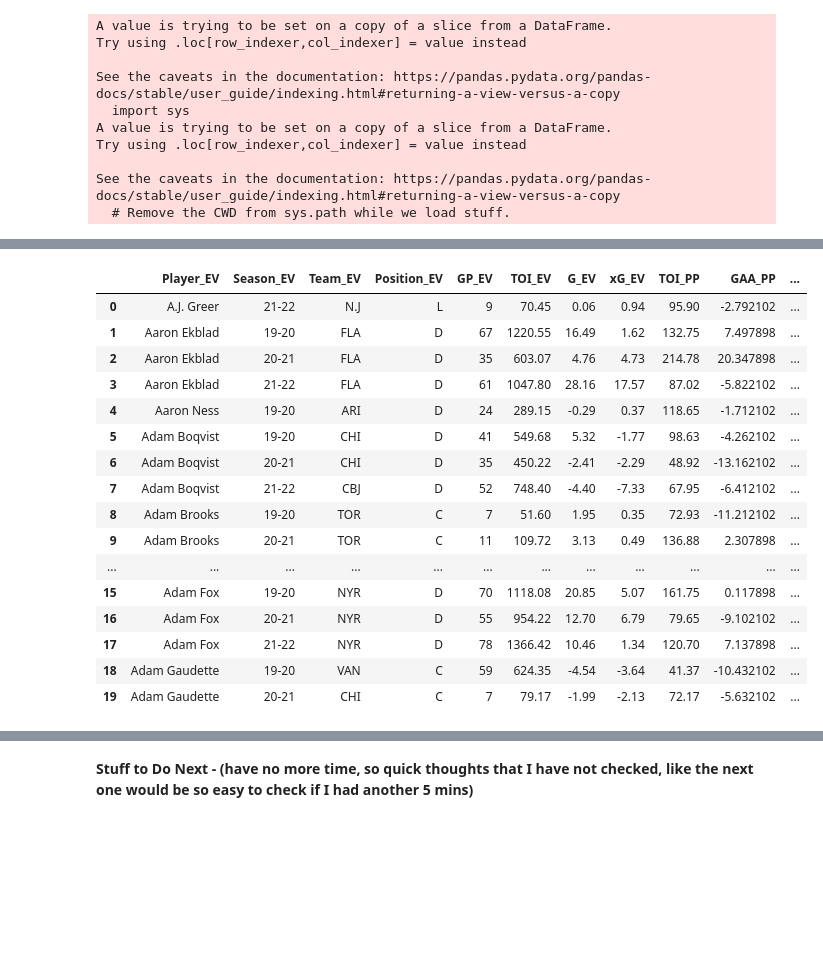
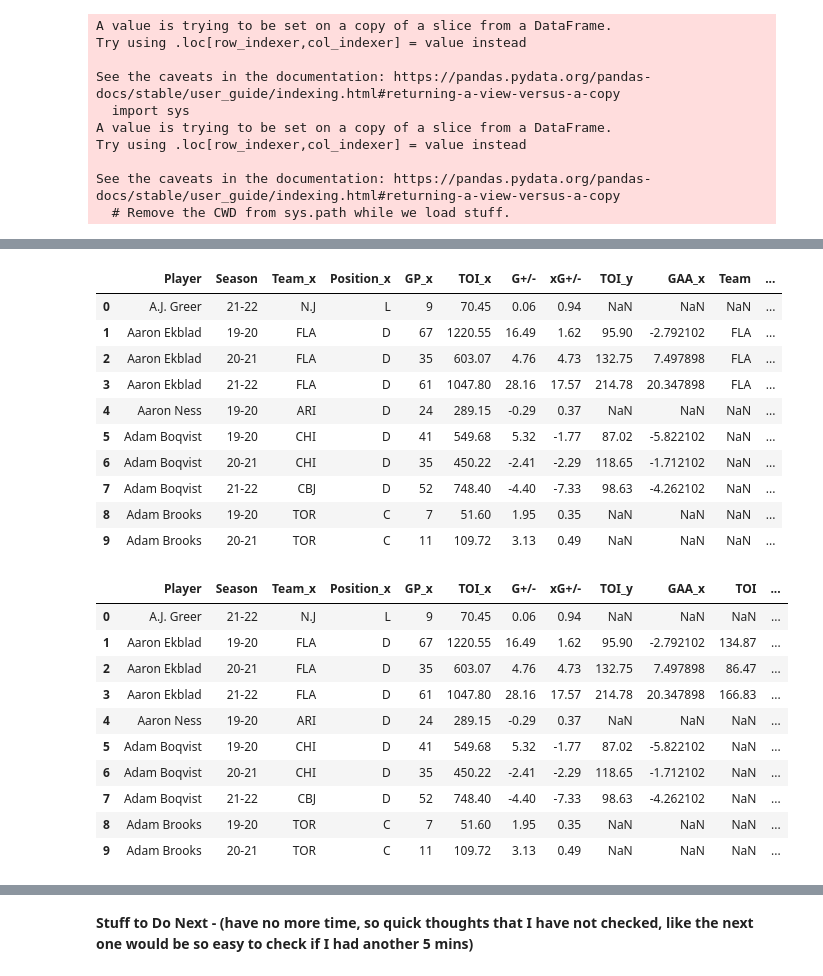
Before and after one commit to danmartin25/Hockey_Model, a Jupyter notebook: Hockey_Model_Mark_I.ipynb, the cells around one changed output, grey strips where cells are left out. Saved outputs shown, nothing was run; the diff lists cells and outputs as text; code cells hidden in the pictures; blank space fills up the shorter version.

```diff
--- a/Hockey_Model_Mark_I.ipynb
+++ b/Hockey_Model_Mark_I.ipynb
@@ -71,5 +99,5 @@ skater_PP_totals = skater_PP_totals.drop(columns = ['GF%','xGF%','GF','GA','xGF'
 # %%
-skater_PP_totals = skater_PP_totals.rename(columns = {'Season':'Season_PP','Team':'Team_PP','Position':'Position_PP','GP':'GP_PP','TOI':'TOI_PP','GAA':'GAA_PP'})
+#skater_PP_totals = skater_PP_totals.rename(columns = {'Season':'Season_PP','Team':'Team_PP','Position':'Position_PP','GP':'GP_PP','TOI':'TOI_PP','GAA':'GAA_PP'})
 #skater_PP_totals
 # %%
 #Import SH On-Ice Totals Data
@@ -102,5 +144,5 @@ skater_SH_totals = skater_SH_totals.drop(columns = ['xGF%','xGF','xGA','xG+/-','
 # %%
-skater_SH_totals = skater_SH_totals.rename(columns = {'Season':'Season_SH','Team':'Team_SH','Position':'Position_SH','GP':'GP_SH','TOI':'TOI_SH','GAA':'GAA_SH'})
+#skater_SH_totals = skater_SH_totals.rename(columns = {'Season':'Season_SH','Team':'Team_SH','Position':'Position_SH','GP':'GP_SH','TOI':'TOI_SH','GAA':'GAA_SH'})
 #skater_SH_totals
 # %%
 #Import Player Box Stats
@@ -192,0 +209,4 @@ combined_player_df.head(20)
+# %%
+#Combine skater EV and PP stats
+combined_player_df = pd.merge(skater_EV_totals, skater_PP_totals, how="outer", on=['Player','Season'])
+combined_player_df.head(20)
@@ -193,4 +231,4 @@ combined_player_df.head(20)
 # %%
-skater_EV_PP = combined_player_df.drop(columns = ['Player_PP','Season_PP','Team_PP','Position_PP','GP_PP'])
+skater_EV_PP = combined_player_df.drop(columns = ['Team_y','Position_y','GP_y'])
 skater_EV_PP
 # %% [output]
@@ -210,31 +248,37 @@ skater_EV_PP
 # %%
 #Merge EV,PP,SH tables together
-#full_player_totals = pd.merge(skater_EV_PP, skater_SH_totals, how="left", on=["Player_EV", "Player_SH"])
-#full_player_totals.head(10)
+full_player_totals = pd.merge(skater_EV_PP, skater_SH_totals, how="left", on=["Player", "Season"])
+full_player_totals.head(10)
 
-full_player_totals = pd.concat([skater_EV_PP,skater_SH_totals], axis='columns')
-full_player_totals.head(20)
+#full_player_totals = pd.concat([skater_EV_PP,skater_SH_totals], axis='columns')
+#full_player_totals.head(20)
 # %% [output]
-|  | Player_EV | Season_EV | Team_EV | Position_EV | GP_EV | TOI_EV | G_EV | xG_EV | TOI_PP | GAA_PP | ... |
-| 0 | A.J. Greer | 21-22 | N.J | L | 9 | 70.45 | 0.06 | 0.94 | 95.90 | -2.792102 | ... |
-| 1 | Aaron Ekblad | 19-20 | FLA | D | 67 | 1220.55 | 16.49 | 1.62 | 132.75 | 7.497898 | ... |
-| 2 | Aaron Ekblad | 20-21 | FLA | D | 35 | 603.07 | 4.76 | 4.73 | 214.78 | 20.347898 | ... |
-| 3 | Aaron Ekblad | 21-22 | FLA | D | 61 | 1047.80 | 28.16 | 17.57 | 87.02 | -5.822102 | ... |
-| 4 | Aaron Ness | 19-20 | ARI | D | 24 | 289.15 | -0.29 | 0.37 | 118.65 | -1.712102 | ... |
-| 5 | Adam Boqvist | 19-20 | CHI | D | 41 | 549.68 | 5.32 | -1.77 | 98.63 | -4.262102 | ... |
-| 6 | Adam Boqvist | 20-21 | CHI | D | 35 | 450.22 | -2.41 | -2.29 | 48.92 | -13.162102 | ... |
-| 7 | Adam Boqvist | 21-22 | CBJ | D | 52 | 748.40 | -4.40 | -7.33 | 67.95 | -6.412102 | ... |
-| 8 | Adam Brooks | 19-20 | TOR | C | 7 | 51.60 | 1.95 | 0.35 | 72.93 | -11.212102 | ... |
-| 9 | Adam Brooks | 20-21 | TOR | C | 11 | 109.72 | 3.13 | 0.49 | 136.88 | 2.307898 | ... |
-| ... | ... | ... | ... | ... | ... | ... | ... | ... | ... | ... | ... |
-| 15 | Adam Fox | 19-20 | NYR | D | 70 | 1118.08 | 20.85 | 5.07 | 161.75 | 0.117898 | ... |
-| 16 | Adam Fox | 20-21 | NYR | D | 55 | 954.22 | 12.70 | 6.79 | 79.65 | -9.102102 | ... |
-| 17 | Adam Fox | 21-22 | NYR | D | 78 | 1366.42 | 10.46 | 1.34 | 120.70 | 7.137898 | ... |
-| 18 | Adam Gaudette | 19-20 | VAN | C | 59 | 624.35 | -4.54 | -3.64 | 41.37 | -10.432102 | ... |
-| 19 | Adam Gaudette | 20-21 | CHI | C | 7 | 79.17 | -1.99 | -2.13 | 72.17 | -5.632102 | ... |
+|  | Player | Season | Team_x | Position_x | GP_x | TOI_x | G+/- | xG+/- | TOI_y | GAA_x | Team | ... |
+| 0 | A.J. Greer | 21-22 | N.J | L | 9 | 70.45 | 0.06 | 0.94 | NaN | NaN | NaN | ... |
+| 1 | Aaron Ekblad | 19-20 | FLA | D | 67 | 1220.55 | 16.49 | 1.62 | 95.90 | -2.792102 | FLA | ... |
+| 2 | Aaron Ekblad | 20-21 | FLA | D | 35 | 603.07 | 4.76 | 4.73 | 132.75 | 7.497898 | FLA | ... |
+| 3 | Aaron Ekblad | 21-22 | FLA | D | 61 | 1047.80 | 28.16 | 17.57 | 214.78 | 20.347898 | FLA | ... |
+| 4 | Aaron Ness | 19-20 | ARI | D | 24 | 289.15 | -0.29 | 0.37 | NaN | NaN | NaN | ... |
+| 5 | Adam Boqvist | 19-20 | CHI | D | 41 | 549.68 | 5.32 | -1.77 | 87.02 | -5.822102 | NaN | ... |
+| 6 | Adam Boqvist | 20-21 | CHI | D | 35 | 450.22 | -2.41 | -2.29 | 118.65 | -1.712102 | NaN | ... |
+| 7 | Adam Boqvist | 21-22 | CBJ | D | 52 | 748.40 | -4.40 | -7.33 | 98.63 | -4.262102 | NaN | ... |
+| 8 | Adam Brooks | 19-20 | TOR | C | 7 | 51.60 | 1.95 | 0.35 | NaN | NaN | NaN | ... |
+| 9 | Adam Brooks | 20-21 | TOR | C | 11 | 109.72 | 3.13 | 0.49 | NaN | NaN | NaN | ... |
 # %%
 #Clean up data
-full_player_totals = full_player_totals.drop(columns = ['Player_SH','Season_SH','Team_SH','Position_SH','GP_SH','GF%','GF','GA','G+/-'])
-#full_player_totals.head(10)
+full_player_totals = full_player_totals.drop(columns = ['Team','Position','GP'])
+full_player_totals.head(10)
+# %% [output]
+|  | Player | Season | Team_x | Position_x | GP_x | TOI_x | G+/- | xG+/- | TOI_y | GAA_x | TOI | ... |
+| 0 | A.J. Greer | 21-22 | N.J | L | 9 | 70.45 | 0.06 | 0.94 | NaN | NaN | NaN | ... |
+| 1 | Aaron Ekblad | 19-20 | FLA | D | 67 | 1220.55 | 16.49 | 1.62 | 95.90 | -2.792102 | 134.87 | ... |
+| 2 | Aaron Ekblad | 20-21 | FLA | D | 35 | 603.07 | 4.76 | 4.73 | 132.75 | 7.497898 | 86.47 | ... |
+| 3 | Aaron Ekblad | 21-22 | FLA | D | 61 | 1047.80 | 28.16 | 17.57 | 214.78 | 20.347898 | 166.83 | ... |
+| 4 | Aaron Ness | 19-20 | ARI | D | 24 | 289.15 | -0.29 | 0.37 | NaN | NaN | NaN | ... |
+| 5 | Adam Boqvist | 19-20 | CHI | D | 41 | 549.68 | 5.32 | -1.77 | 87.02 | -5.822102 | NaN | ... |
+| 6 | Adam Boqvist | 20-21 | CHI | D | 35 | 450.22 | -2.41 | -2.29 | 118.65 | -1.712102 | NaN | ... |
+| 7 | Adam Boqvist | 21-22 | CBJ | D | 52 | 748.40 | -4.40 | -7.33 | 98.63 | -4.262102 | NaN | ... |
+| 8 | Adam Brooks | 19-20 | TOR | C | 7 | 51.60 | 1.95 | 0.35 | NaN | NaN | NaN | ... |
+| 9 | Adam Brooks | 20-21 | TOR | C | 11 | 109.72 | 3.13 | 0.49 | NaN | NaN | NaN | ... |
 # %%
 #Merge EV,PP,SH and Points tables together
```
Also changed, not shown: parts of 11 cells of this notebook.
